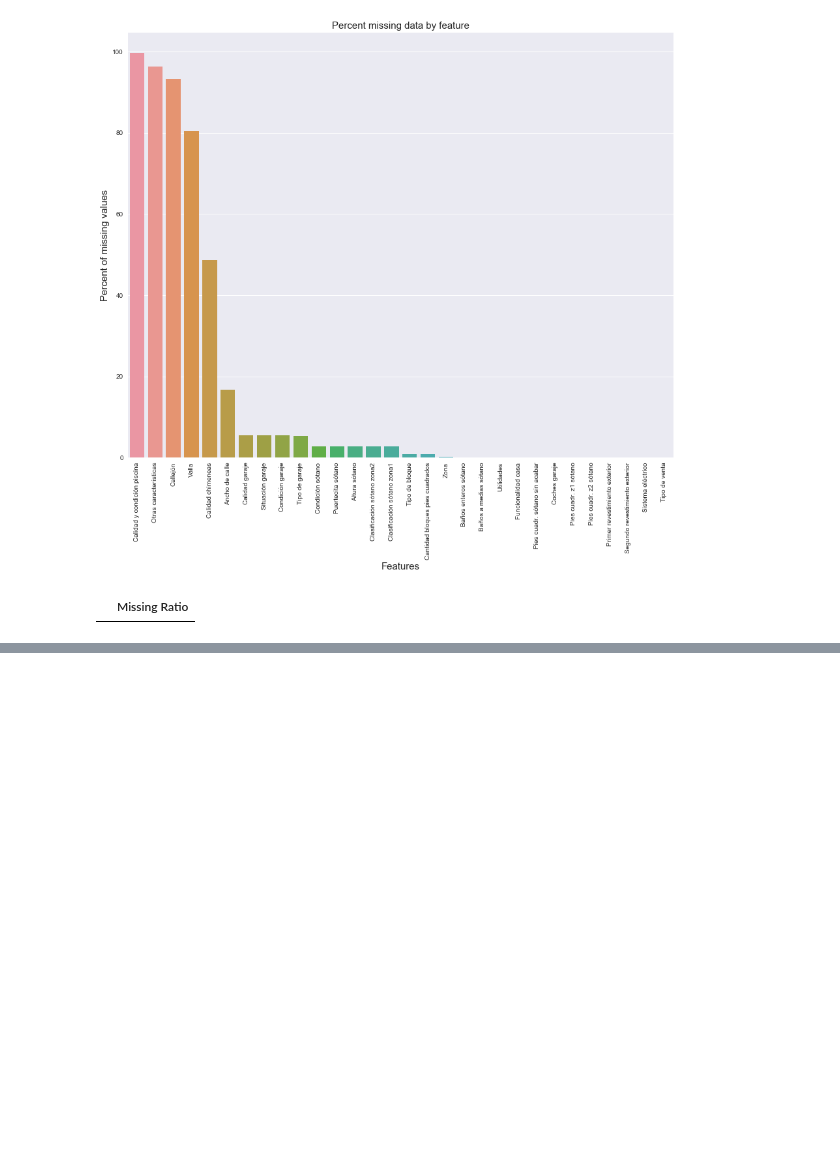
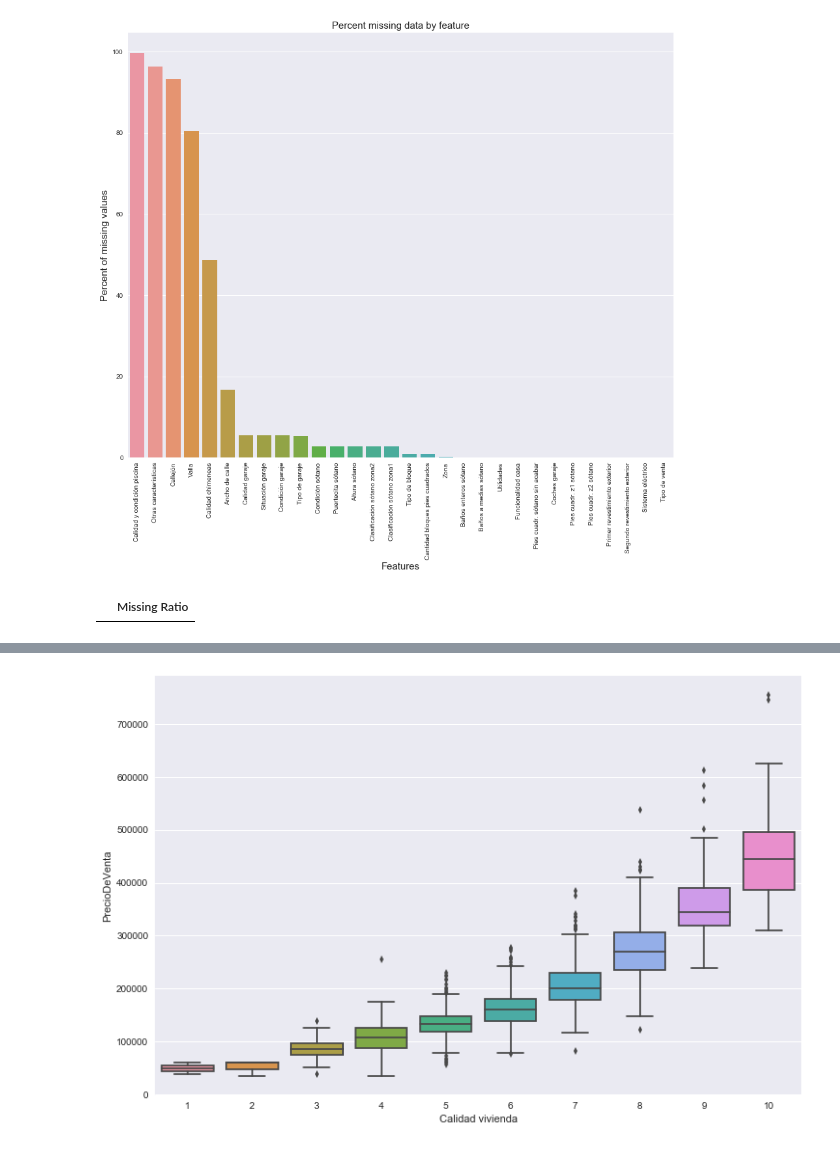
Before and after one commit to SergioGhisler/ProyectoOD1, a Jupyter notebook: Trabajo.ipynb, the cells around one changed output, grey strips where cells are left out. Cells and saved outputs as stored; diff of their text form; code cells hidden in the pictures; blank space fills up the shorter version.

```diff
--- a/Trabajo.ipynb
+++ b/Trabajo.ipynb
@@ -336,0 +342,6 @@ print(all_data.shape)
+# %%
+data = pd.concat([train['PrecioDeVenta'], train['Calidad vivienda']], axis=1)
+f, ax = plt.subplots(figsize=(12, 8))
+fig = sns.boxplot(x='Calidad vivienda', y="PrecioDeVenta", data=data)
+# %% [output]
+[figure, added]
```
Also changed, not shown: parts of 20 cells of this notebook, 3 other files.
